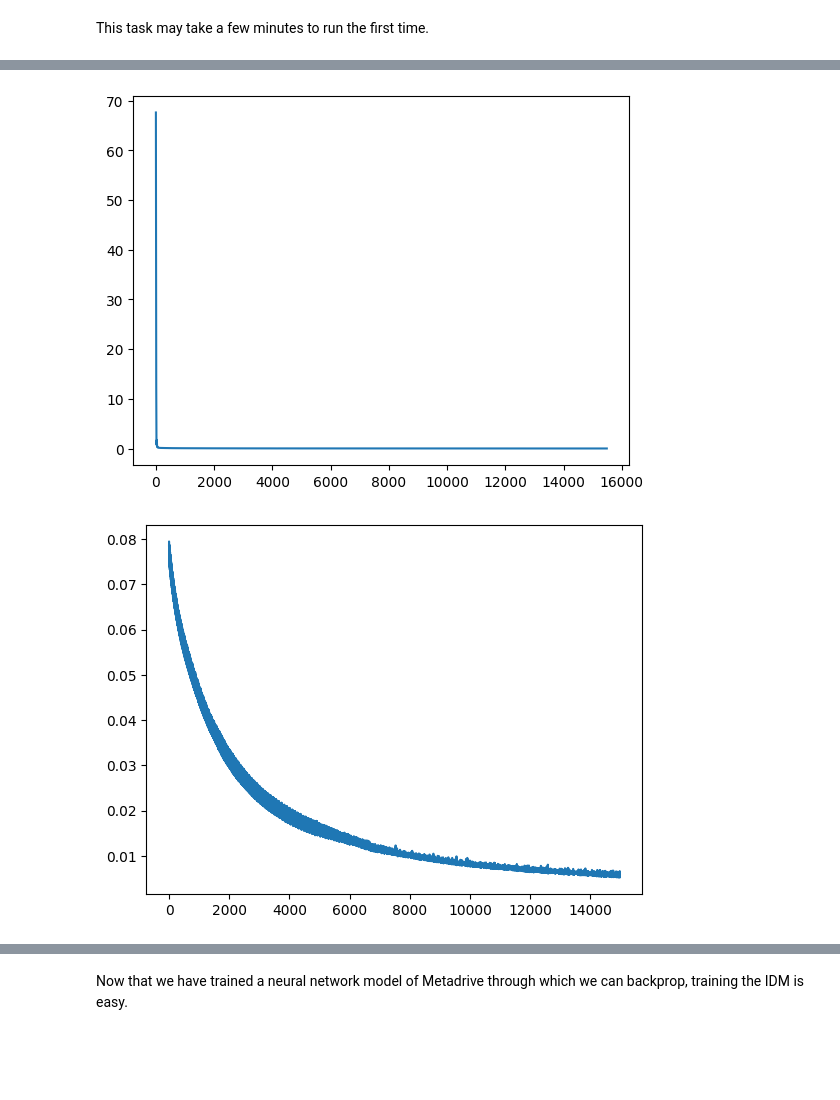
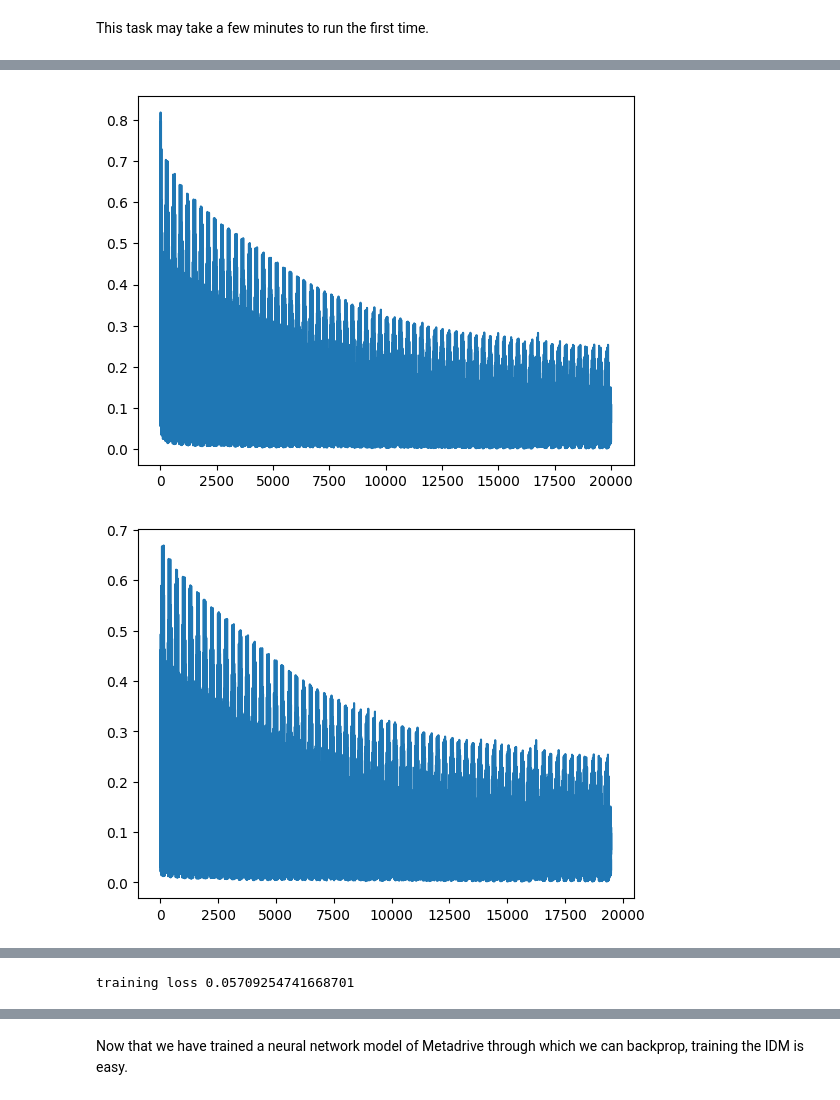
Before and after one commit to pimpale/metadrive-offline-rl-benchmark, a Jupyter notebook: waymo-metadrive-idm-model.ipynb, the cells around one changed output, grey strips where cells are left out. Drawn from its saved outputs; the diff is of its cells as text; code cells hidden in the pictures; blank space fills up the shorter version.

```diff
--- a/waymo-metadrive-idm-model.ipynb
+++ b/waymo-metadrive-idm-model.ipynb
@@ -174,26 +282,28 @@ mm_validation_data = generate_data(1000)
 # %%
 import pickle
 import os
+import lzma
 
 # pickle the data
-if not os.path.exists('data/mm_train_data.pkl'):
-    with open('data/mm_train_data.pkl', 'wb') as f:
+if not os.path.exists('waymo_data/mm_train_data.pkl.xz'):
+    with open('waymo_data/mm_train_data.pkl.xz', 'wb') as f:
         pickle.dump(mm_train_data, f)
 
-if not os.path.exists('data/mm_validation_data.pkl'):
-    with open('data/mm_validation_data.pkl', 'wb') as f:
+if not os.path.exists('waymo_data/mm_validation_data.pkl.xz'):
+    with open('waymo_data/mm_validation_data.pkl.xz', 'wb') as f:
         pickle.dump(mm_validation_data, f)
 # %%
 import pickle
 import os
+import lzma
 
 if 'mm_train_data' not in locals():
     # load data (if exists)
-    with open('data/mm_train_data.pkl', 'rb') as f:
+    with lzma.open('data/mm_train_data.pkl.xz', 'rb') as f:
         mm_train_data = pickle.load(f)
 
 if 'mm_validation_data' not in locals():
-    with open('data/mm_validation_data.pkl', 'rb') as f:
+    with lzma.open('data/mm_validation_data.pkl.xz', 'rb') as f:
         mm_validation_data = pickle.load(f)
 # %%
 print("training data:", len(mm_train_data))
@@ -218,10 +328,13 @@ class MetadriveModel(nn.Module):
         self.fc3 = nn.Linear(768, 3)
 
     def forward(self, states: torch.Tensor, actions: torch.Tensor):
+        # clip actions to be between -1 and 1
+        actions = torch.clamp(actions, -1, 1)
         x = torch.cat([states, actions], dim=1)
         x = F.relu(self.fc1(x))
         x = F.relu(self.fc2(x))
         x = self.fc3(x)
+        x = x + states
         return x
 
 def metadrive_model_train_batch(
@@ -263,18 +376,18 @@ mm_losses = []
 # %%
 set_lr(mm_optimizer, 1e-4)
 METADRIVE_MODEL_TRAIN_EPOCHS = 20000
-METADRIVE_MODEL_TRAIN_BATCH_SIZE = 4096
+METADRIVE_MODEL_TRAIN_BATCH_SIZE = 8192
 
 while mm_step < METADRIVE_MODEL_TRAIN_EPOCHS:
     # take up to n from the data buffer
     data_batch = [next(mm_train_iter) for _ in range(METADRIVE_MODEL_TRAIN_BATCH_SIZE)]
     # unpack the batch
-    s0_batch = [s0 for s0, _, _ in data_batch]
-    a_batch = [a for _, a, _ in data_batch]
-    s1_batch = [s1 for _, _, s1 in data_batch]
+    s0_batch, a_batch, s1_batch = zip(*data_batch)
     loss = metadrive_model_train_batch(mm, mm_optimizer, s0_batch, a_batch, s1_batch)
     mm_losses.append(loss)
     mm_step += 1
-    if mm_step % 100 == 0:
+    if mm_step % 500 == 0:
+        # print average loss over the last 500 steps
+        loss = np.mean(mm_losses[-500:])
         print(f"Step: {mm_step}, Loss: {loss:.4f}")
 # %% [output]
@@ -310,13 +421,18 @@ if not os.path.exists('data/mm.pth'):
 # %%
 import matplotlib.pyplot as plt
 
 # Plot the losses over training
 plt.plot(list(range(len(mm_losses))), mm_losses, label='MM')
 plt.show()
 
 latter_training = mm_losses[500:]
 plt.plot(list(range(len(latter_training))), latter_training, label='MM')
 plt.show()
+
+# running average of last 200 losses
+latter_training_averaged = np.convolve(latter_training, np.ones((200,))/200, mode='valid')
+plt.plot(list(range(len(latter_training_averaged))), latter_training_averaged, label='MM')
+plt.show()
 # %% [output]
-[figure, old version]
+[figure, new version]
-[figure, old version]
+[figure, new version]
@@ -323,3 +440,22 @@ plt.show()
+# %%
+s0_batch = [s0 for s0, _, _ in mm_train_data]
+s1_batch = [s1 for _, _, s1 in mm_train_data]
+a_batch = [a for _, a, _ in mm_train_data]
+
+s0_tensor = state_batch_to_tensor(s0_batch, device)
+s1_tensor = state_batch_to_tensor(s1_batch, device)
+a_tensor = action_batch_to_tensor(a_batch, device)
+
+s1_pred = mm(s0_tensor, a_tensor)
+
+loss = (s1_pred - s1_tensor)**2
+loss_x = loss[:, 0]
+loss_y = loss[:, 1]
+loss_theta = loss[:, 2]
+
+print("training loss", loss.mean().item())
+# %% [output]
+training loss 0.05709254741668701
 # %%
 s0_batch = [s0 for s0, _, _ in mm_validation_data]
 s1_batch = [s1 for _, _, s1 in mm_validation_data]
```
Also changed, not shown: parts of 39 cells of this notebook, 22 other files.
